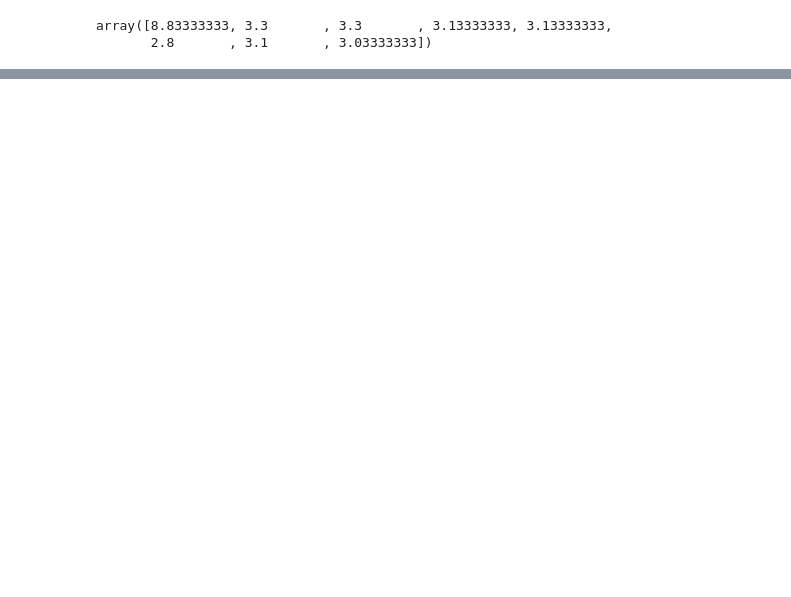
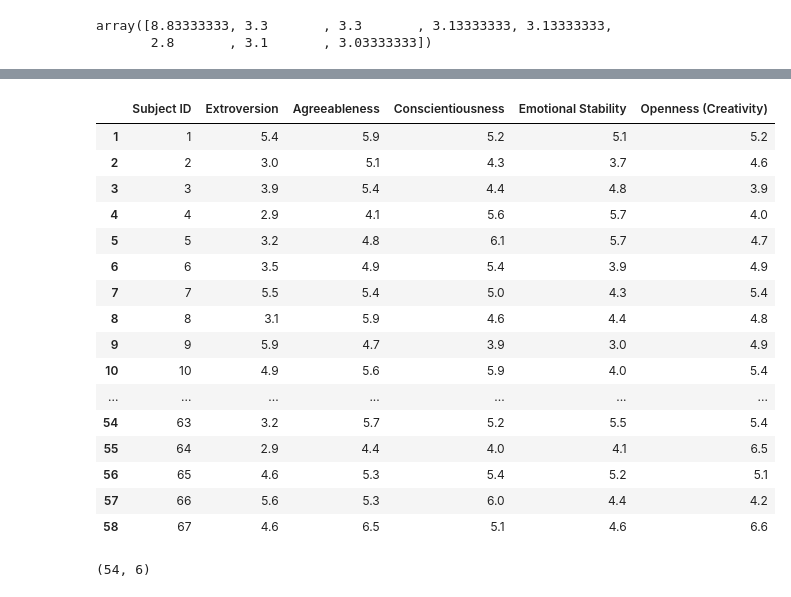
Before and after one commit to deybelman/EEG_Analysis_Project, a Jupyter notebook: analysis.ipynb, the cells around one changed output, grey strips where cells are left out. Drawn from its saved outputs; the diff is of its cells as text; code cells hidden in the pictures; blank space fills up the shorter version.

Commit message:
imported personality csv

```diff
--- a/analysis.ipynb
+++ b/analysis.ipynb
@@ -286,0 +482,31 @@ array([8.83333333, 3.3       , 3.3       , 3.13333333, 3.13333333,
+# %%
+# Added the participant number from the EEG data to the personality data csv as the index column
+
+personality_df = pd.read_csv('Personality_Details.xls - Results.csv', index_col=0)
+personality_df.index = personality_df.index.astype(str)
+
+personality_df
+# %% [output]
+|  | Subject ID | Extroversion | Agreeableness | Conscientiousness | Emotional Stability | Openness (Creativity) |
+| 1 | 1 | 5.4 | 5.9 | 5.2 | 5.1 | 5.2 |
+| 2 | 2 | 3.0 | 5.1 | 4.3 | 3.7 | 4.6 |
+| 3 | 3 | 3.9 | 5.4 | 4.4 | 4.8 | 3.9 |
+| 4 | 4 | 2.9 | 4.1 | 5.6 | 5.7 | 4.0 |
+| 5 | 5 | 3.2 | 4.8 | 6.1 | 5.7 | 4.7 |
+| 6 | 6 | 3.5 | 4.9 | 5.4 | 3.9 | 4.9 |
+| 7 | 7 | 5.5 | 5.4 | 5.0 | 4.3 | 5.4 |
+| 8 | 8 | 3.1 | 5.9 | 4.6 | 4.4 | 4.8 |
+| 9 | 9 | 5.9 | 4.7 | 3.9 | 3.0 | 4.9 |
+| 10 | 10 | 4.9 | 5.6 | 5.9 | 4.0 | 5.4 |
+| ... | ... | ... | ... | ... | ... | ... |
+| 54 | 63 | 3.2 | 5.7 | 5.2 | 5.5 | 5.4 |
+| 55 | 64 | 2.9 | 4.4 | 4.0 | 4.1 | 6.5 |
+| 56 | 65 | 4.6 | 5.3 | 5.4 | 5.2 | 5.1 |
+| 57 | 66 | 5.6 | 5.3 | 6.0 | 4.4 | 4.2 |
+| 58 | 67 | 4.6 | 6.5 | 5.1 | 4.6 | 6.6 |
+# %%
+# Filter personality_df to drop participants with less than 3 valid trials
+personality_filtered_df = personality_df[~personality_df.index.isin(participants_with_less_than_3_valid_trials)]
+personality_filtered_df.shape
+# %% [output]
+(54, 6)
```
Also changed, not shown: parts of 14 cells of this notebook, 1 other file.
